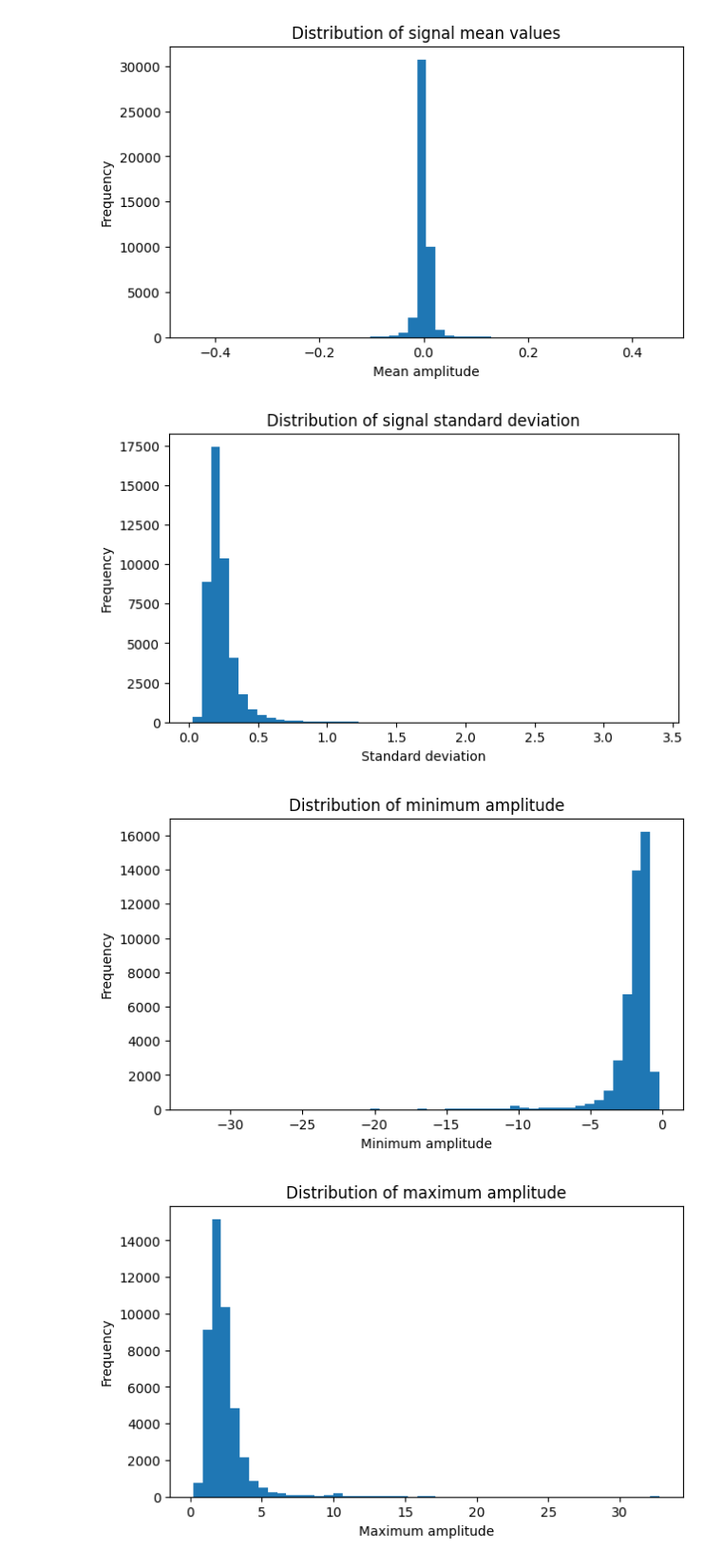
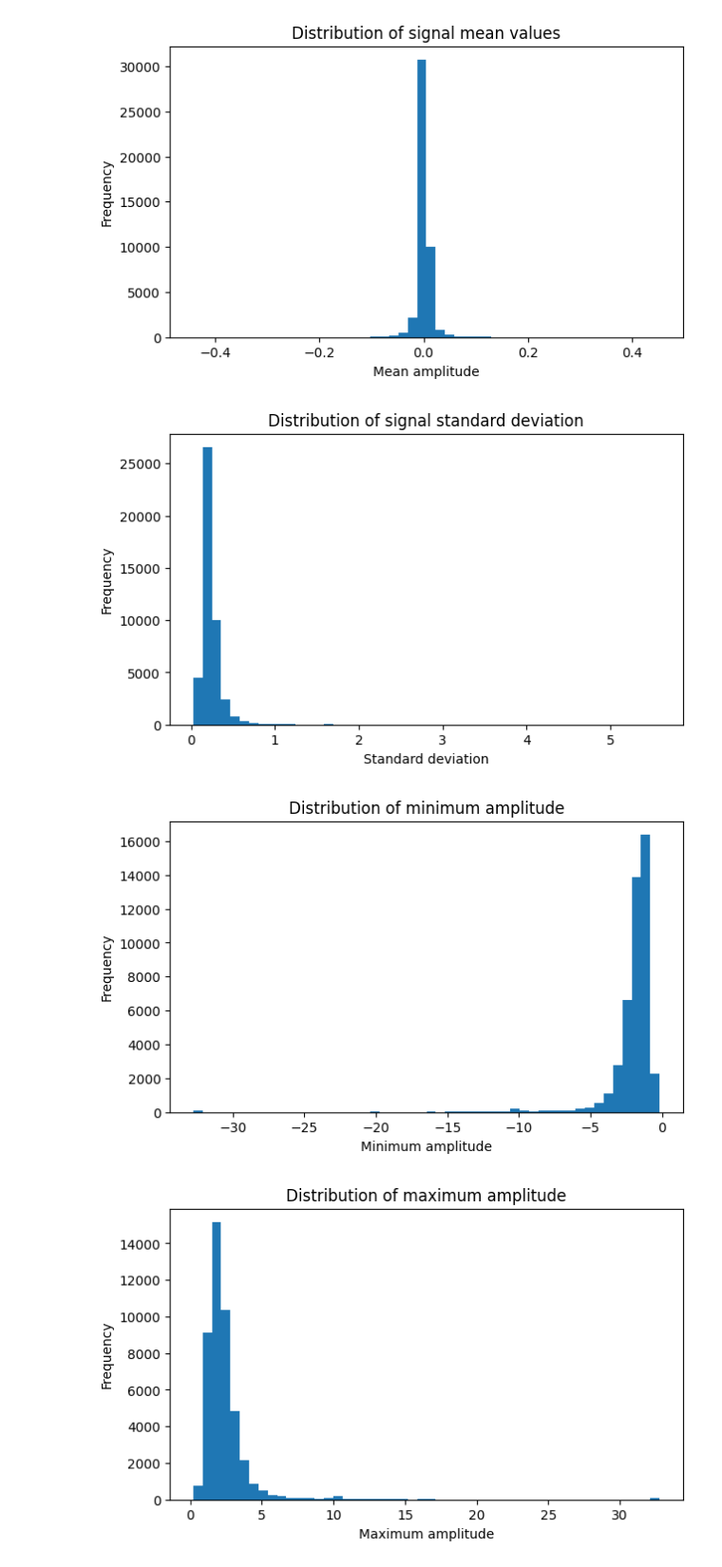
Before and after one commit to tjpoa/ecg-privacy, a Jupyter notebook: notebooks/01_data_understanding.ipynb, the cells around one changed output. Shown at 95% size. Saved outputs shown, nothing was run; the diff lists cells and outputs as text; code cells hidden in the pictures.

Commit message:
Finished Data Understanding v2

```diff
--- a/notebooks/01_data_understanding.ipynb
+++ b/notebooks/01_data_understanding.ipynb
@@ -13,24 +13,32 @@ Because this work is part of a thesis experiment, the EDA is designed not only t
 import sys
 from pathlib import Path
 
-PROJECT_ROOT = Path().resolve().parents[0]
+PROJECT_ROOT = Path.cwd()
+if PROJECT_ROOT.name == "notebooks":
+    PROJECT_ROOT = PROJECT_ROOT.parent
+elif not (PROJECT_ROOT / "src").exists() and (PROJECT_ROOT.parent / "src").exists():
+    PROJECT_ROOT = PROJECT_ROOT.parent
+
 sys.path.append(str(PROJECT_ROOT / "src"))
-
-DATA_PATH = PROJECT_ROOT / "data" / "raw"
-wfdb_path = DATA_PATH / "WFDBRecords"
 
 import numpy as np
 import pandas as pd
 import matplotlib.pyplot as plt
 
+from config import WFDB_RECORDS_DIR
 from data_loading import load_record
 from eda_utils import (
+    add_afl_label,
+    build_demographic_table,
     build_metadata_table,
-    build_demographic_table,
+    build_missing_summary,
+    compute_intra_inter_similarity,
     plot_random_ecg,
-    compute_intra_inter_similarity,
-    plot_similarity_distributions
+    plot_similarity_distributions,
+    zscore_signal,
 )
+
+wfdb_path = WFDB_RECORDS_DIR
 # %% [markdown]
 ## Dataset overview
 
@@ -107,7 +115,9 @@ Plotting all leads of one recording allows a first visual assessment of:
 
 This visual step is especially relevant in ECG analysis, where lead orientation and waveform morphology carry important information.
 # %%
-metadata_df = build_metadata_table(hea_files, load_record)
+metadata_df, metadata_errors_df = build_metadata_table(hea_files, load_record)
 
+print(f"Metadata rows: {len(metadata_df)}")
+print(f"Metadata loading errors: {len(metadata_errors_df)}")
 metadata_df.head()
 # %% [output]
@@ -319,21 +353,21 @@ plt.show()
 [figure]
 # %%
 plt.figure(figsize=(7,4))
-plt.hist(metadata_df["std"], bins=50)
+plt.hist(metadata_df["global_std"], bins=50)
 plt.title("Distribution of signal standard deviation")
 plt.xlabel("Standard deviation")
 plt.ylabel("Frequency")
 plt.show()
 # %% [output]
-[figure, old version]
+[figure, new version]
 # %%
 plt.figure(figsize=(7,4))
-plt.hist(metadata_df["min"], bins=50)
+plt.hist(metadata_df["global_min"], bins=50)
 plt.title("Distribution of minimum amplitude")
 plt.xlabel("Minimum amplitude")
 plt.ylabel("Frequency")
 plt.show()
 # %% [output]
-[figure, old version]
+[figure, new version]
 # %%
 plt.figure(figsize=(7,4))
```
Also changed, not shown: parts of 13 cells of this notebook, 3 other files.
